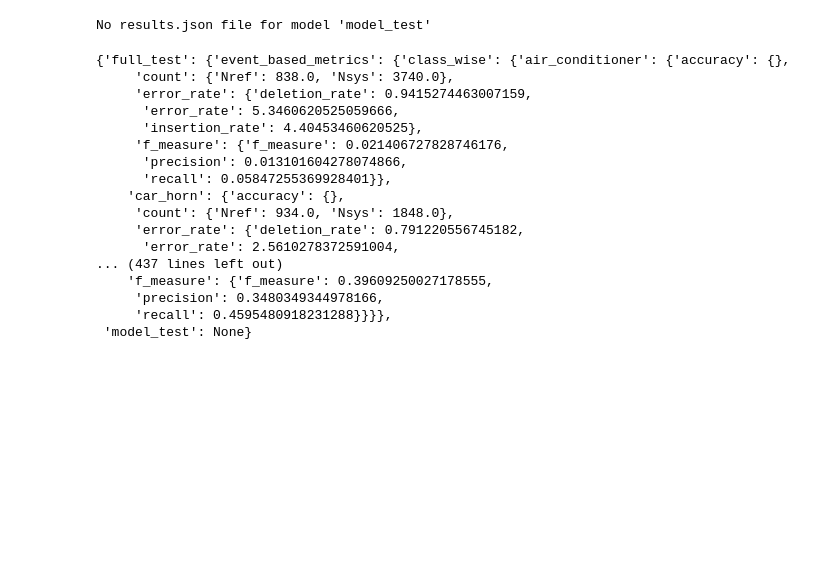
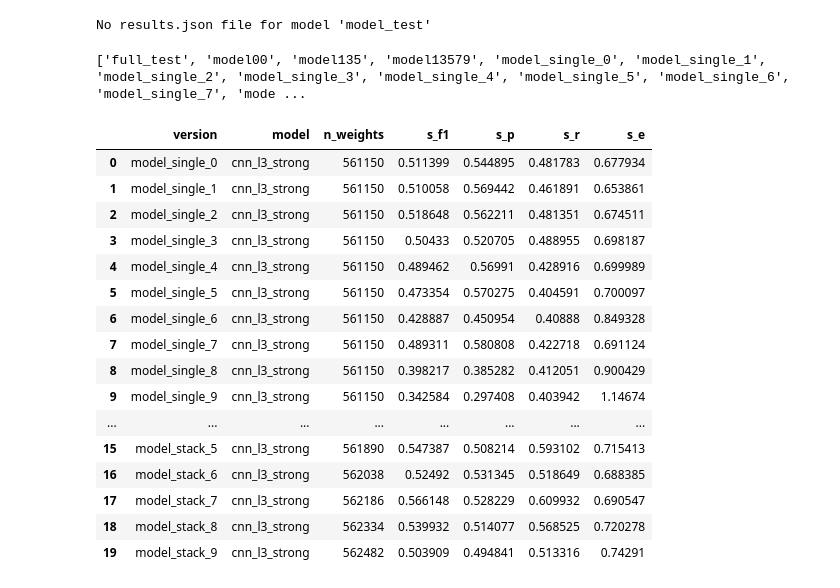
Before and after one commit to ChrisIck/pcen-t-varying, a Jupyter notebook: notebooks/evaluation_aggregation.ipynb, the cells around one changed output. Saved outputs shown, nothing was run; the diff lists cells and outputs as text; code cells hidden in the pictures; blank space fills up the shorter version.

```diff
--- a/notebooks/evaluation_aggregation.ipynb
+++ b/notebooks/evaluation_aggregation.ipynb
@@ -17,22 +22,2 @@ for model in models:
 # %% [output]
 No results.json file for model 'model_test'
-# %%
-results
-# %% [output]
-{'full_test': {'event_based_metrics': {'class_wise': {'air_conditioner': {'accuracy': {},
-     'count': {'Nref': 838.0, 'Nsys': 3740.0},
-     'error_rate': {'deletion_rate': 0.9415274463007159,
-      'error_rate': 5.3460620525059666,
-      'insertion_rate': 4.40453460620525},
-     'f_measure': {'f_measure': 0.021406727828746176,
-      'precision': 0.013101604278074866,
-      'recall': 0.05847255369928401}},
-    'car_horn': {'accuracy': {},
-     'count': {'Nref': 934.0, 'Nsys': 1848.0},
-     'error_rate': {'deletion_rate': 0.791220556745182,
-      'error_rate': 2.5610278372591004,
-... (437 lines left out)
-    'f_measure': {'f_measure': 0.39609250027178555,
-     'precision': 0.3480349344978166,
-     'recall': 0.4595480918231288}}}},
- 'model_test': None}
@@ -38,0 +27,4 @@ results
+# %%
+print(model_list)
+# %% [output]
+['full_test', 'model00', 'model135', 'model13579', 'model_single_0', 'model_single_1', 'model_single_2', 'model_single_3', 'model_single_4', 'model_single_5', 'model_single_6', 'model_single_7', 'mode ...
@@ -38,0 +33,20 @@ results
+# %%
+eval_milsed.compare_results(MODEL_PATH, single_stack_models)
+# %% [output]
+|  | version | model | n_weights | s_f1 | s_p | s_r | s_e |
+| 0 | model_single_0 | cnn_l3_strong | 561150 | 0.511399 | 0.544895 | 0.481783 | 0.677934 |
+| 1 | model_single_1 | cnn_l3_strong | 561150 | 0.510058 | 0.569442 | 0.461891 | 0.653861 |
+| 2 | model_single_2 | cnn_l3_strong | 561150 | 0.518648 | 0.562211 | 0.481351 | 0.674511 |
+| 3 | model_single_3 | cnn_l3_strong | 561150 | 0.50433 | 0.520705 | 0.488955 | 0.698187 |
+| 4 | model_single_4 | cnn_l3_strong | 561150 | 0.489462 | 0.56991 | 0.428916 | 0.699989 |
+| 5 | model_single_5 | cnn_l3_strong | 561150 | 0.473354 | 0.570275 | 0.404591 | 0.700097 |
+| 6 | model_single_6 | cnn_l3_strong | 561150 | 0.428887 | 0.450954 | 0.40888 | 0.849328 |
+| 7 | model_single_7 | cnn_l3_strong | 561150 | 0.489311 | 0.580808 | 0.422718 | 0.691124 |
+| 8 | model_single_8 | cnn_l3_strong | 561150 | 0.398217 | 0.385282 | 0.412051 | 0.900429 |
+| 9 | model_single_9 | cnn_l3_strong | 561150 | 0.342584 | 0.297408 | 0.403942 | 1.14674 |
+| ... | ... | ... | ... | ... | ... | ... | ... |
+| 15 | model_stack_5 | cnn_l3_strong | 561890 | 0.547387 | 0.508214 | 0.593102 | 0.715413 |
+| 16 | model_stack_6 | cnn_l3_strong | 562038 | 0.52492 | 0.531345 | 0.518649 | 0.688385 |
+| 17 | model_stack_7 | cnn_l3_strong | 562186 | 0.566148 | 0.528229 | 0.609932 | 0.690547 |
+| 18 | model_stack_8 | cnn_l3_strong | 562334 | 0.539932 | 0.514077 | 0.568525 | 0.720278 |
+| 19 | model_stack_9 | cnn_l3_strong | 562482 | 0.503909 | 0.494841 | 0.513316 | 0.74291 |
```
Also changed, not shown: parts of 6 cells of this notebook, 42 other files.
